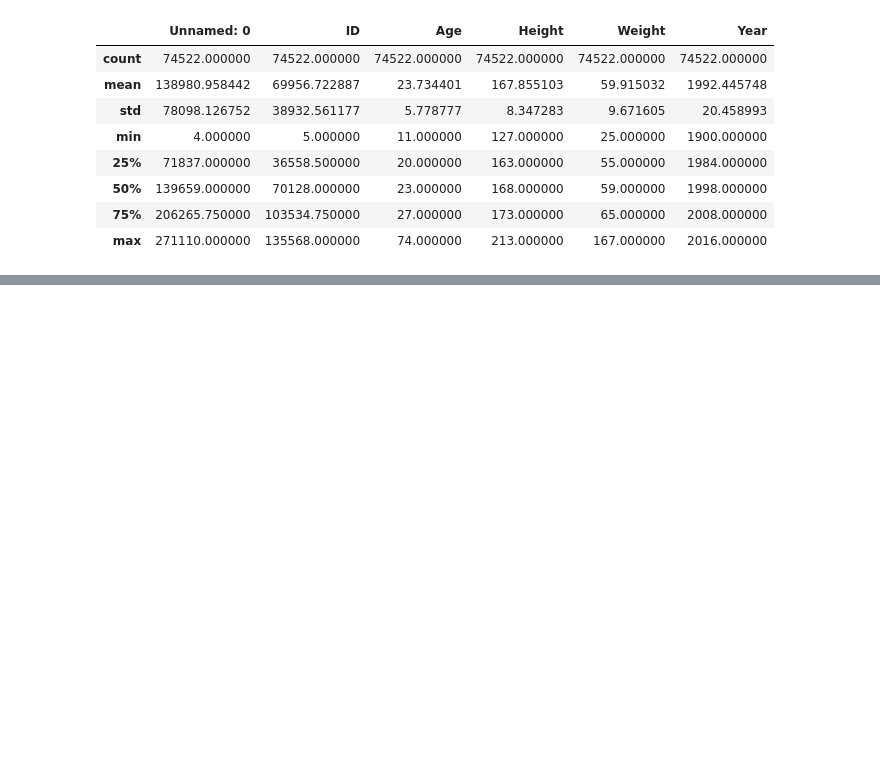
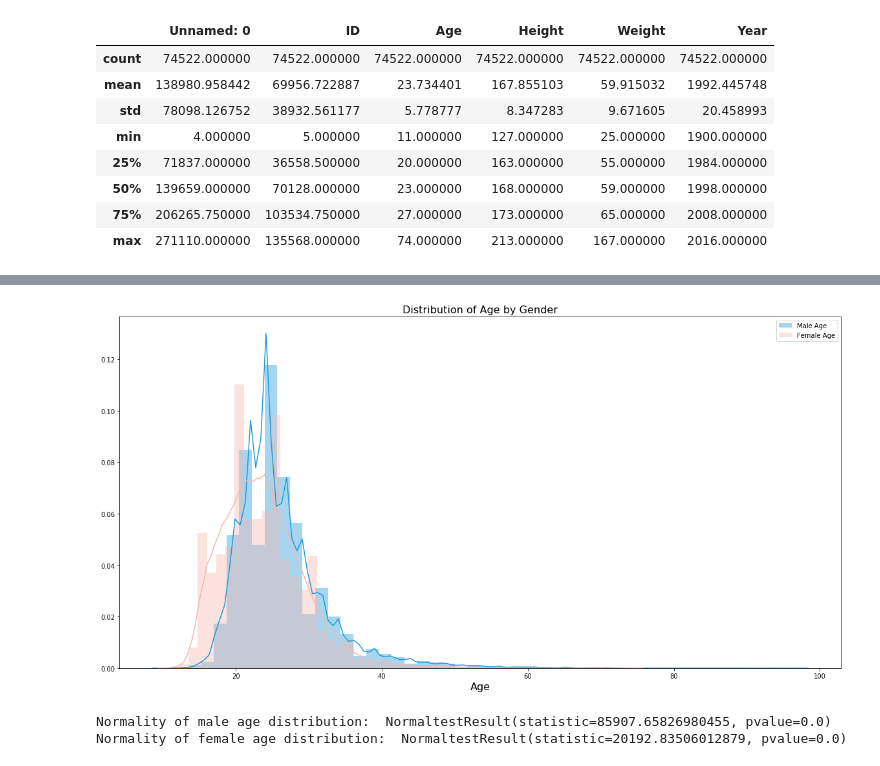
Before and after one commit to huntersapienza/Modern-Olympic-Games-Data-Analysis, a Jupyter notebook: Gender.ipynb, the cells around one changed output, grey strips where cells are left out. Cells and saved outputs as stored; diff of their text form; code cells hidden in the pictures; blank space fills up the shorter version.

```diff
--- a/Gender.ipynb
+++ b/Gender.ipynb
@@ -48,0 +81,16 @@ female_data.describe()
+# %%
+plt.figure(figsize=(20, 10))
+sns.distplot(male_data['Age'], label='Male Age', color='#219AD8')
+sns.distplot(female_data['Age'], label='Female Age', color='#F5B7B1')
+plt.title('Distribution of Age by Gender', fontsize=16)
+plt.xlabel('Age', fontsize=16)
+plt.legend()
+plt.show()
+# %% [output]
+[figure, added]
+# %%
+print('Normality of male age distribution: ', stats.normaltest(male_data.Age))
+print('Normality of female age distribution: ', stats.normaltest(female_data.Age))
+# %% [output]
+Normality of male age distribution:  NormaltestResult(statistic=85907.65826980455, pvalue=0.0)
+Normality of female age distribution:  NormaltestResult(statistic=20192.83506012879, pvalue=0.0)
```
Also changed, not shown: parts of 29 cells of this notebook, 9 other files.
